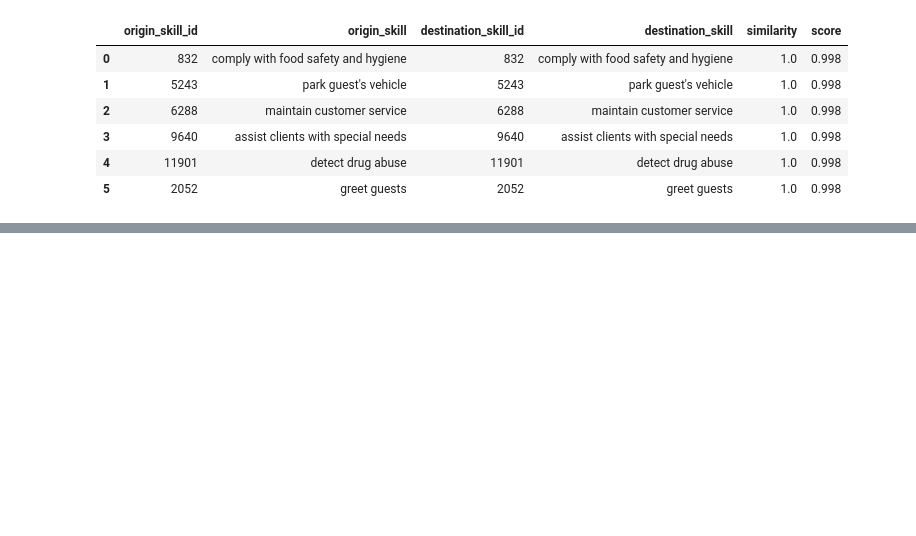
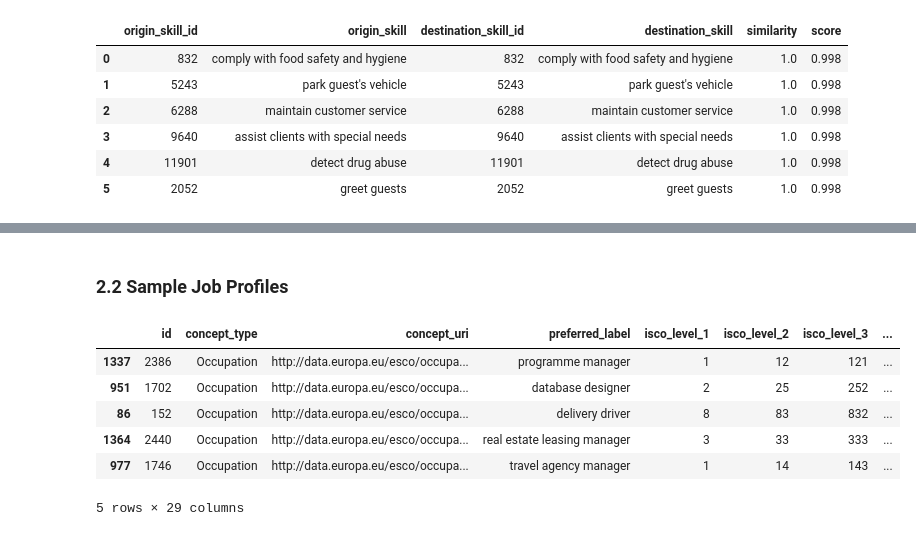
Before and after one commit to nestauk/mapping-career-causeways, a Jupyter notebook: codebase/notebooks/05_transition_analyses/specific_examples/Generate_transitions_examples.ipynb, the cells around one changed output, grey strips where cells are left out. Drawn from its saved outputs; the diff is of its cells as text; code cells hidden in the pictures; blank space fills up the shorter version.

```diff
--- a/codebase/notebooks/05_transition_analyses/specific_examples/Generate_transitions_examples.ipynb
+++ b/codebase/notebooks/05_transition_analyses/specific_examples/Generate_transitions_examples.ipynb
@@ -184,0 +234,5 @@ data.skills[data.skills.id.isin(all_skills_ids)]
+# %%
+with open(data_folder + 'restricted/validation/data_sample_ids.txt', 'r') as f:
+    sample_ids = f.read().splitlines()
+
+sample_ids = [literal_eval(l) for l in sample_ids]
@@ -184,0 +241,2 @@ data.skills[data.skills.id.isin(all_skills_ids)]
+# %%
+sample_transitions_df = trans_utils.get_transition_data(sample_ids)
@@ -184,0 +246,19 @@ data.skills[data.skills.id.isin(all_skills_ids)]
+# %%
+sample_transitions_df = sample_transitions_df.reset_index().rename(columns={'index': 'transition_id'})
+# %% [markdown]
+### 2.2 Sample Job Profiles
+# %%
+# Select all IDs involved in the transitions
+all_ids = set(sample_transitions_df.origin_id.to_list()).union(set(sample_transitions_df.destination_id.to_list()))
+# %%
+# Occupational profiles
+sample_occ_profiles = data.occ_report[data.occ_report.id.isin(all_ids)]
+sample_occ_profiles.sample(5)
+# %% [output]
+|  | id | concept_type | concept_uri | preferred_label | isco_level_1 | isco_level_2 | isco_level_3 | ... |
+| 1337 | 2386 | Occupation | http://data.europa.eu/esco/occupa... | programme manager | 1 | 12 | 121 | ... |
+| 951 | 1702 | Occupation | http://data.europa.eu/esco/occupa... | database designer | 2 | 25 | 252 | ... |
+| 86 | 152 | Occupation | http://data.europa.eu/esco/occupa... | delivery driver | 8 | 83 | 832 | ... |
+| 1364 | 2440 | Occupation | http://data.europa.eu/esco/occupa... | real estate leasing manager | 3 | 33 | 333 | ... |
+| 977 | 1746 | Occupation | http://data.europa.eu/esco/occupa... | travel agency manager | 1 | 14 | 143 | ... |
+5 rows × 29 columns
```
Also changed, not shown: parts of 13 cells of this notebook, 2 other files.
